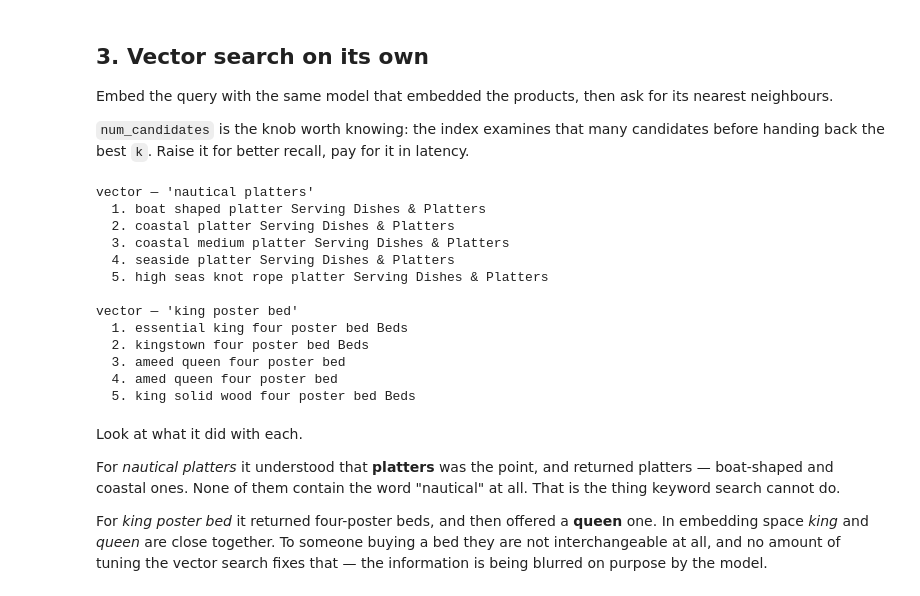
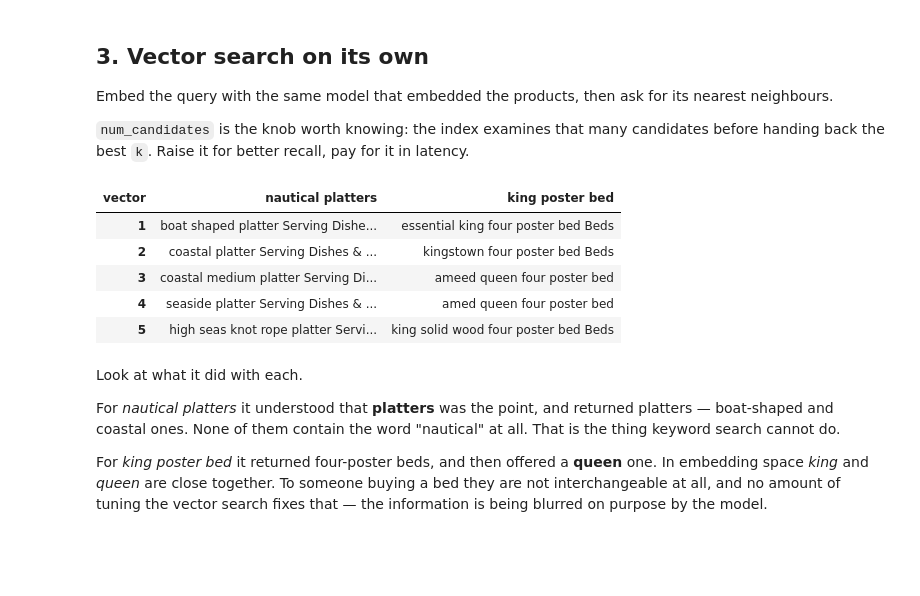
Before and after one commit to omnifroodle/couchbase_notebooks, a Jupyter notebook: notebooks/retrieval/01_building_hybrid_search.ipynb, the cells around one changed output. Drawn from its saved outputs; the diff is of its cells as text; code cells hidden in the pictures; blank space fills up the shorter version.

```diff
--- a/notebooks/retrieval/01_building_hybrid_search.ipynb
+++ b/notebooks/retrieval/01_building_hybrid_search.ipynb
@@ -178,44 +178,44 @@ neighbours.
 `num_candidates` is the knob worth knowing: the index examines that many candidates before
 handing back the best `k`. Raise it for better recall, pay for it in latency.
 # %%
+import pandas as pd
+
 from cbnb.couchbase_io import vector_search
+
+pd.set_option("display.max_colwidth", None)   # show whole product names, not "Servi..."
 
 WHERE = dict(bucket_name=BUCKET, scope_name=SCOPE, index_name=INDEX)
 
 # Two queries used throughout: each is one approach's strength and the other's weakness.
 NOUN_MATTERS = "nautical platters"
 WORDS_MATTER = "king poster bed"
 
 
-def show(hits, label):
-    print(f"{label}")
-    for rank, hit in enumerate(hits, 1):
-        print(f"  {rank}. {hit['text'][:72]}")
-    print()
+def side_by_side(searches, title=""):
+    """Search results as a table: one column per search, one row per rank."""
+    table = pd.DataFrame({
+        label: pd.Series([hit["text"] for hit in hits], index=range(1, len(hits) + 1))
+        for label, hits in searches.items()
+    }).fillna("")
+    table.columns.name = title   # shown in the corner; the row labels are ranks
+    return table
 
 
 def by_vector(query, k=5):
     return vector_search(cluster, **WHERE, vector_field="embedding",
                          query_vector=embedder.encode_one(query),
                          k=k, num_candidates=200, fields=["text"])
 
 
-show(by_vector(NOUN_MATTERS), f"vector — {NOUN_MATTERS!r}")
-show(by_vector(WORDS_MATTER), f"vector — {WORDS_MATTER!r}")
+side_by_side({NOUN_MATTERS: by_vector(NOUN_MATTERS),
+              WORDS_MATTER: by_vector(WORDS_MATTER)}, title="vector")
 # %% [output]
-vector — 'nautical platters'
-  1. boat shaped platter Serving Dishes & Platters
-  2. coastal platter Serving Dishes & Platters
-  3. coastal medium platter Serving Dishes & Platters
-  4. seaside platter Serving Dishes & Platters
-  5. high seas knot rope platter Serving Dishes & Platters
-
-vector — 'king poster bed'
-  1. essential king four poster bed Beds
-  2. kingstown four poster bed Beds
-  3. ameed queen four poster bed
-  4. amed queen four poster bed
-  5. king solid wood four poster bed Beds
+| vector | nautical platters | king poster bed |
+| 1 | boat shaped platter Serving Dishe... | essential king four poster bed Beds |
+| 2 | coastal platter Serving Dishes & ... | kingstown four poster bed Beds |
+| 3 | coastal medium platter Serving Di... | ameed queen four poster bed |
+| 4 | seaside platter Serving Dishes & ... | amed queen four poster bed |
+| 5 | high seas knot rope platter Servi... | king solid wood four poster bed Beds |
 # %% [markdown]
 Look at what it did with each.
 
```
Also changed, not shown: parts of 5 cells of this notebook, 1 other file.
